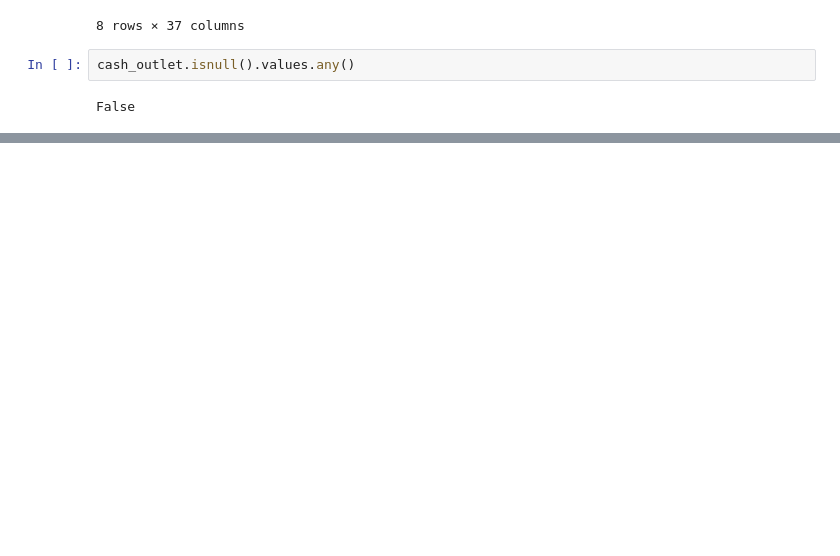
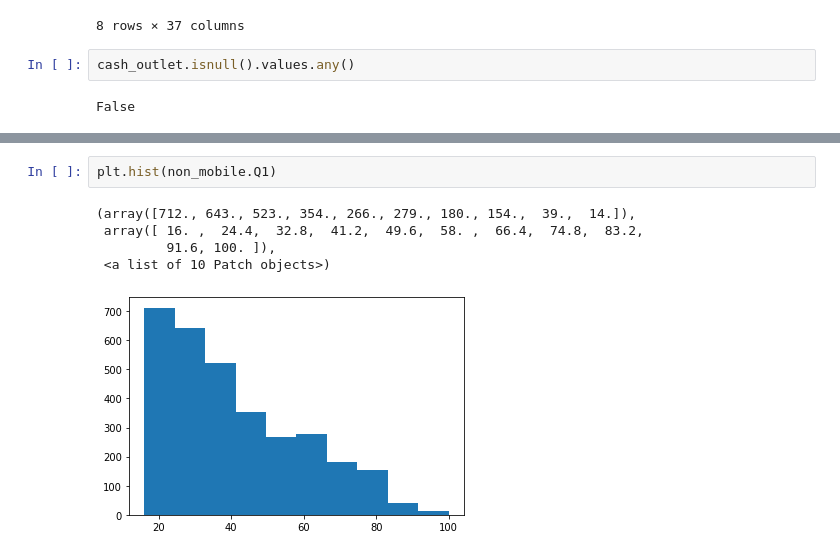
Before and after one commit to pulengmoru/mobile_money, a Jupyter notebook: mobile money.ipynb, the cells around one changed output, grey strips where cells are left out. Cells and saved outputs as stored; diff of their text form; blank space fills up the shorter version.

```diff
--- a/mobile money.ipynb
+++ b/mobile money.ipynb
@@ -77,0 +123,8 @@ sns.countplot(cash_outlet.Q6)
+# %%
+plt.hist(non_mobile.Q1)
+# %% [output]
+(array([712., 643., 523., 354., 266., 279., 180., 154.,  39.,  14.]),
+ array([ 16. ,  24.4,  32.8,  41.2,  49.6,  58. ,  66.4,  74.8,  83.2,
+         91.6, 100. ]),
+ <a list of 10 Patch objects>)
+[figure, added]
```
Also changed, not shown: parts of 8 cells of this notebook, 1 other file.
